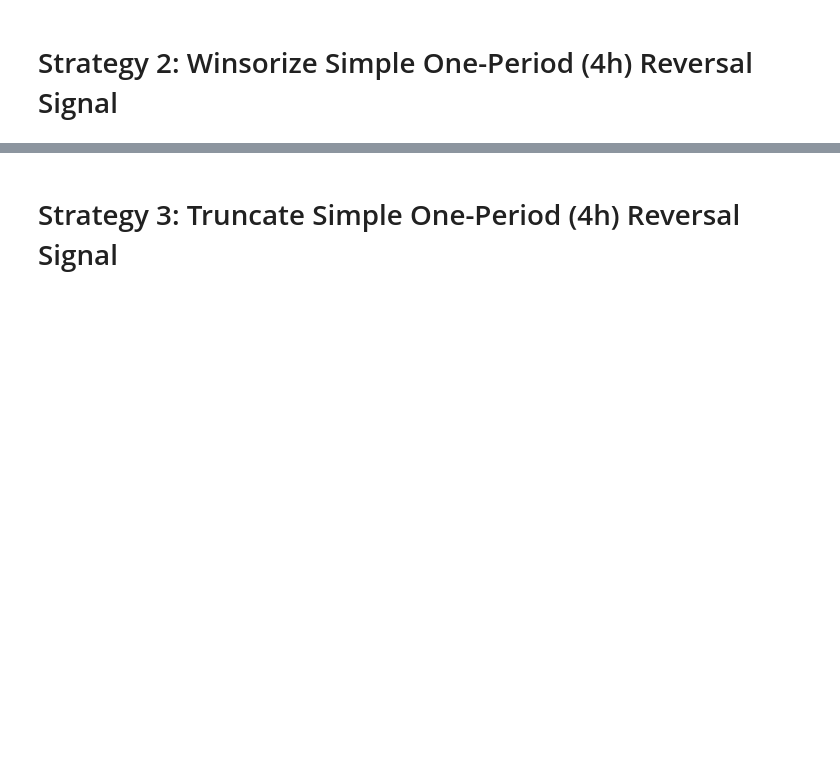
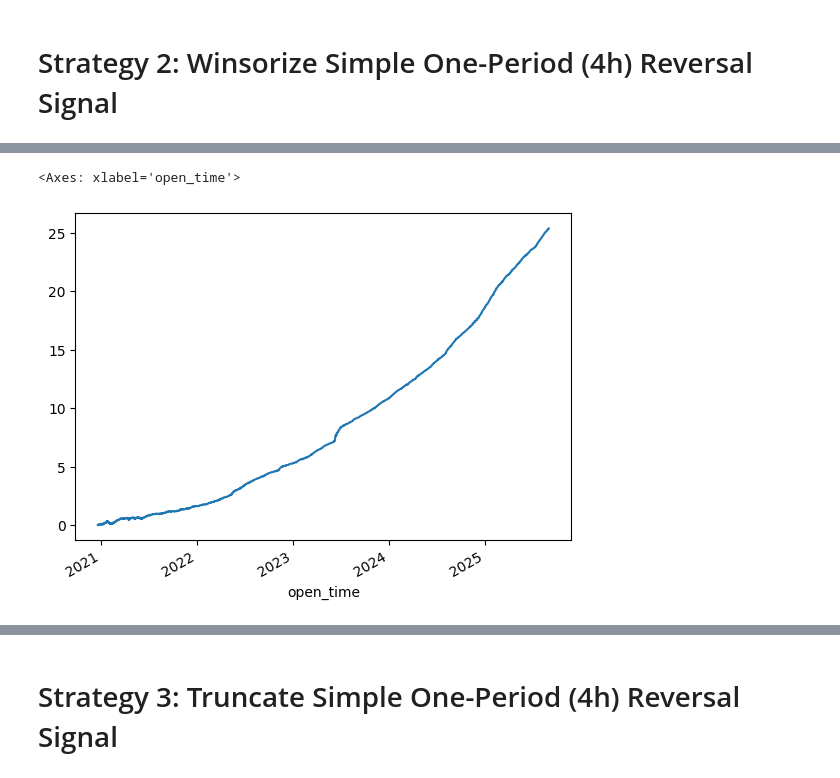
Before and after one commit to wbchristerson/crypto-strategies, a Jupyter notebook: class_project.ipynb, the cells around one changed output, grey strips where cells are left out. Saved outputs shown, nothing was run; the diff lists cells and outputs as text; code cells hidden in the pictures; blank space fills up the shorter version.

```diff
--- a/class_project.ipynb
+++ b/class_project.ipynb
@@ -253,0 +244,4 @@ AttributeError: 'DataFrame' object has no attribute 'dtype'
+# %%
+transformed_signal = get_rank_demeaned_normalized_signal(winsorized_signal_10)
+gross_returns, net_returns = get_gross_returns_and_net_returns(transformed_signal, px)
+net_returns
@@ -253,0 +262,5 @@ AttributeError: 'DataFrame' object has no attribute 'dtype'
+# %%
+gross_returns.cumsum().plot()
+# %% [output]
+<Axes: xlabel='open_time'>
+[figure, added]
```
Also changed, not shown: parts of 24 cells of this notebook.
